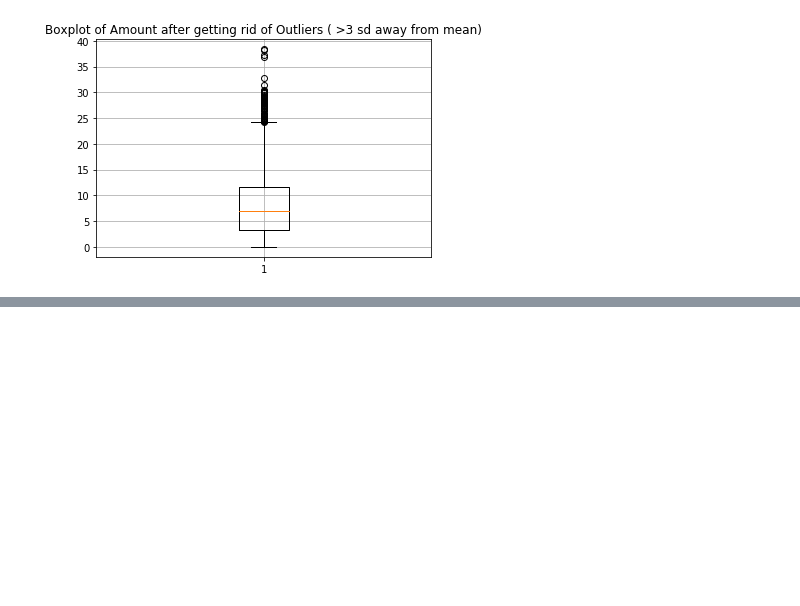
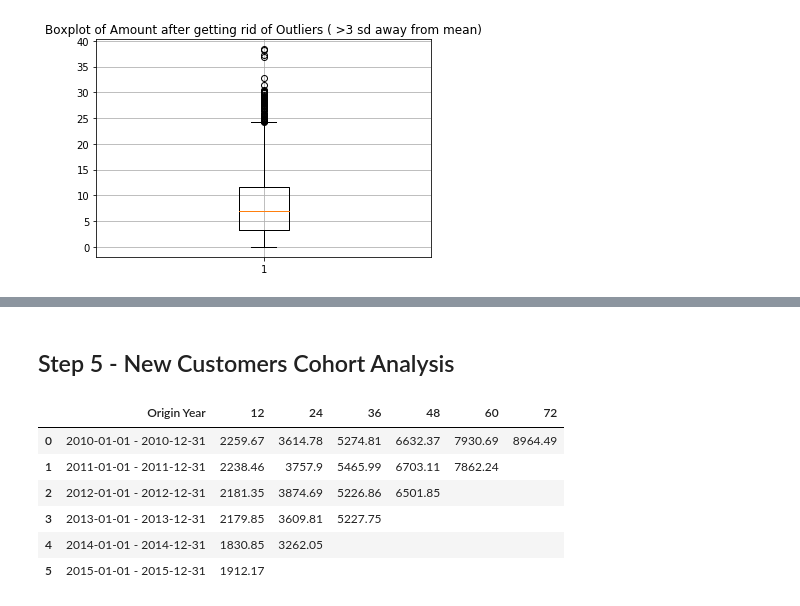
Before and after one commit to sparsh-tekriwal/Customer-Lifetime-Value, a Jupyter notebook: Customer Lifetime Value.ipynb, the cells around one changed output, grey strips where cells are left out. Cells and saved outputs as stored; diff of their text form; code cells hidden in the pictures; blank space fills up the shorter version.

```diff
--- a/Customer Lifetime Value.ipynb
+++ b/Customer Lifetime Value.ipynb
@@ -166,0 +203,19 @@ plt.show()
+# %% [markdown]
+## Step 5 - New Customers Cohort Analysis
+# %%
+df_cohort = df.groupby(['Origin Year', 'Trx_Year']) \
+              .agg(Trx_amount=('Amount', 'sum')) \
+              .reset_index(drop=False)
+df_cohort["period_since_aquisition"]= (df_cohort["Trx_Year"]-df_cohort["Origin Year"]+1)*12
+df_cohort["Cum_Trx_amount"] = df_cohort.groupby('Origin Year').Trx_amount.transform(np.cumsum)
+cohort_table = df_cohort.pivot_table(index="Origin Year", columns="period_since_aquisition", values="Cum_Trx_amount").reset_index()
+cohort_table["Origin Year"] = cohort_table["Origin Year"].apply(lambda x: str(x)+"-01-01 - " + str(x)+"-12-31", )
+cohort_table.rename_axis("", axis=1).fillna("")
+# %% [output]
+|  | Origin Year | 12 | 24 | 36 | 48 | 60 | 72 |
+| 0 | 2010-01-01 - 2010-12-31 | 2259.67 | 3614.78 | 5274.81 | 6632.37 | 7930.69 | 8964.49 |
+| 1 | 2011-01-01 - 2011-12-31 | 2238.46 | 3757.9 | 5465.99 | 6703.11 | 7862.24 |  |
+| 2 | 2012-01-01 - 2012-12-31 | 2181.35 | 3874.69 | 5226.86 | 6501.85 |  |  |
+| 3 | 2013-01-01 - 2013-12-31 | 2179.85 | 3609.81 | 5227.75 |  |  |  |
+| 4 | 2014-01-01 - 2014-12-31 | 1830.85 | 3262.05 |  |  |  |  |
+| 5 | 2015-01-01 - 2015-12-31 | 1912.17 |  |  |  |  |  |
```
Also changed, not shown: parts of 10 cells of this notebook.
